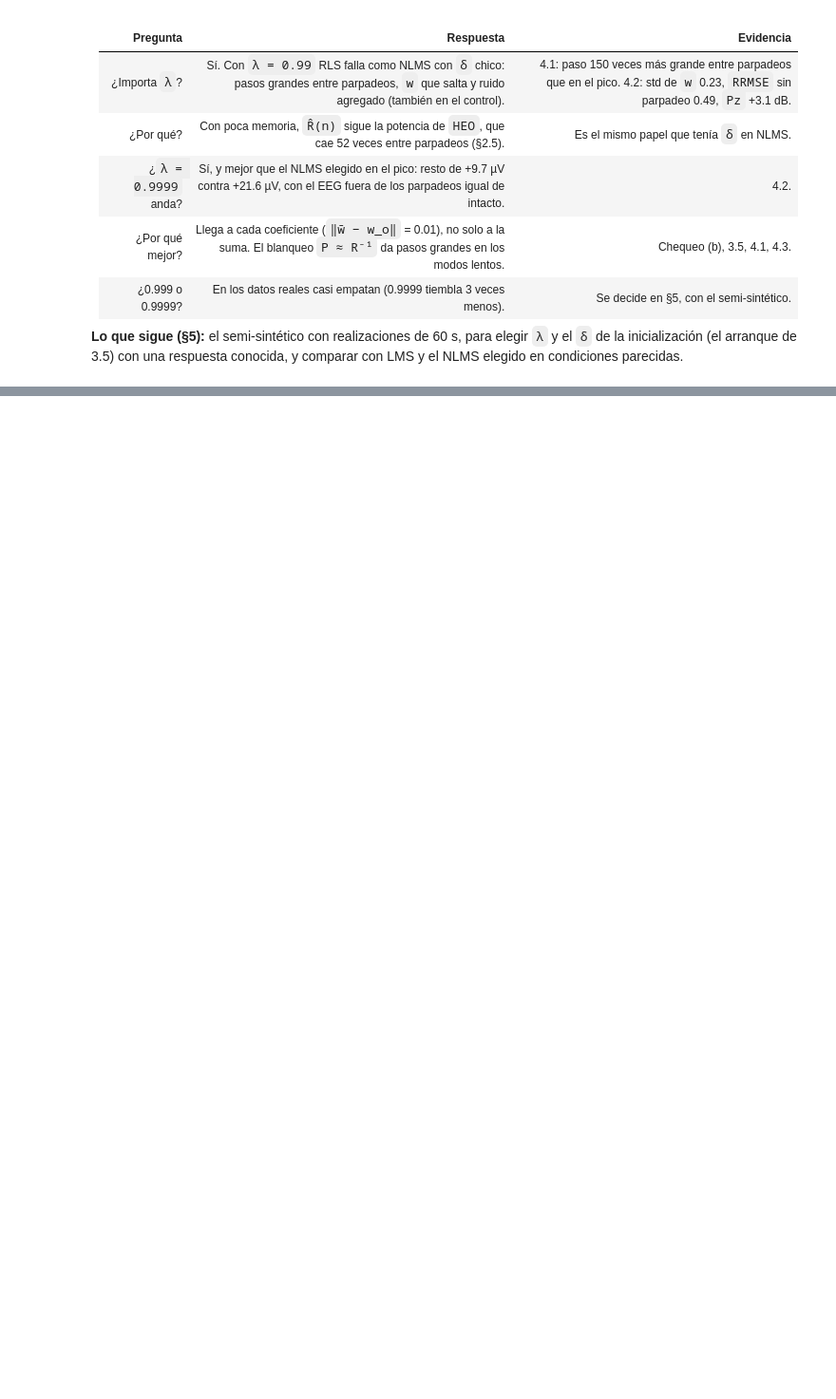
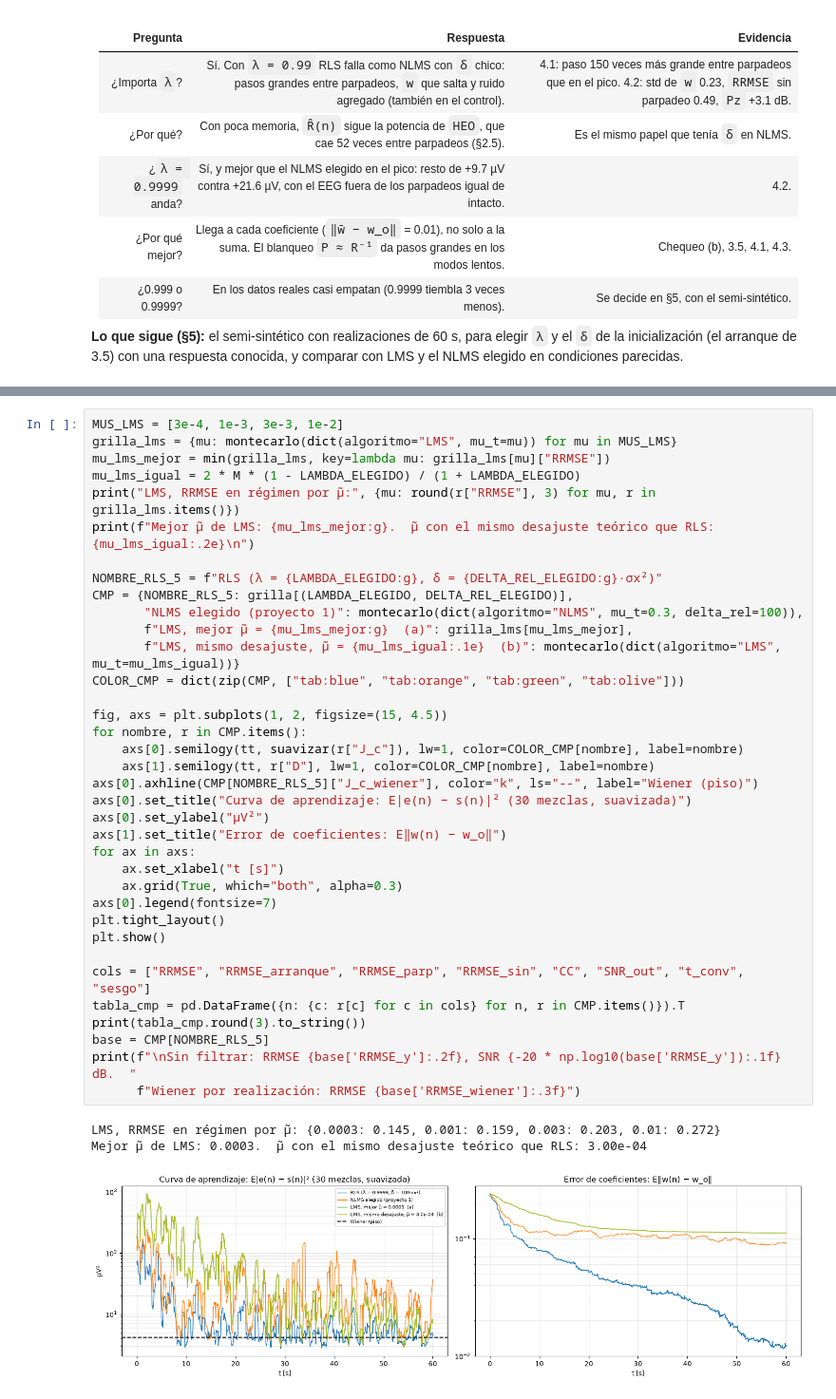
Before and after one commit to vito-pp/pasa_tps, a Jupyter notebook: proyecto1/proyecto2_rls.ipynb, the cells around one changed output, grey strips where cells are left out. Shown at 95% size. Cells and saved outputs as stored; diff of their text form; blank space fills up the shorter version.

Commit message:
Proyecto 2: notebook RLS §5-§7 (semi-sintético, datos reales y conclusiones) y presentación
Co-Authored-By: Claude Opus 5.5 <noreply@anthropic.com>

```diff
--- a/proyecto1/proyecto2_rls.ipynb
+++ b/proyecto1/proyecto2_rls.ipynb
@@ -1022,0 +1327,40 @@ plt.show()
+# %%
+MUS_LMS = [3e-4, 1e-3, 3e-3, 1e-2]
+grilla_lms = {mu: montecarlo(dict(algoritmo="LMS", mu_t=mu)) for mu in MUS_LMS}
+mu_lms_mejor = min(grilla_lms, key=lambda mu: grilla_lms[mu]["RRMSE"])
+mu_lms_igual = 2 * M * (1 - LAMBDA_ELEGIDO) / (1 + LAMBDA_ELEGIDO)
+print("LMS, RRMSE en régimen por μ̃:", {mu: round(r["RRMSE"], 3) for mu, r in grilla_lms.items()})
+print(f"Mejor μ̃ de LMS: {mu_lms_mejor:g}.  μ̃ con el mismo desajuste teórico que RLS: {mu_lms_igual:.2e}\n")
+
+NOMBRE_RLS_5 = f"RLS (λ = {LAMBDA_ELEGIDO:g}, δ = {DELTA_REL_ELEGIDO:g}·σx²)"
+CMP = {NOMBRE_RLS_5: grilla[(LAMBDA_ELEGIDO, DELTA_REL_ELEGIDO)],
+       "NLMS elegido (proyecto 1)": montecarlo(dict(algoritmo="NLMS", mu_t=0.3, delta_rel=100)),
+       f"LMS, mejor μ̃ = {mu_lms_mejor:g}  (a)": grilla_lms[mu_lms_mejor],
+       f"LMS, mismo desajuste, μ̃ = {mu_lms_igual:.1e}  (b)": montecarlo(dict(algoritmo="LMS", mu_t=mu_lms_igual))}
+COLOR_CMP = dict(zip(CMP, ["tab:blue", "tab:orange", "tab:green", "tab:olive"]))
+
+fig, axs = plt.subplots(1, 2, figsize=(15, 4.5))
+for nombre, r in CMP.items():
+    axs[0].semilogy(tt, suavizar(r["J_c"]), lw=1, color=COLOR_CMP[nombre], label=nombre)
+    axs[1].semilogy(tt, r["D"], lw=1, color=COLOR_CMP[nombre], label=nombre)
+axs[0].axhline(CMP[NOMBRE_RLS_5]["J_c_wiener"], color="k", ls="--", label="Wiener (piso)")
+axs[0].set_title("Curva de aprendizaje: E|e(n) − s(n)|² (30 mezclas, suavizada)")
+axs[0].set_ylabel("µV²")
+axs[1].set_title("Error de coeficientes: E‖w(n) − w_o‖")
+for ax in axs:
+    ax.set_xlabel("t [s]")
+    ax.grid(True, which="both", alpha=0.3)
+axs[0].legend(fontsize=7)
+plt.tight_layout()
+plt.show()
+
+cols = ["RRMSE", "RRMSE_arranque", "RRMSE_parp", "RRMSE_sin", "CC", "SNR_out", "t_conv", "sesgo"]
+tabla_cmp = pd.DataFrame({n: {c: r[c] for c in cols} for n, r in CMP.items()}).T
+print(tabla_cmp.round(3).to_string())
+base = CMP[NOMBRE_RLS_5]
+print(f"\nSin filtrar: RRMSE {base['RRMSE_y']:.2f}, SNR {-20 * np.log10(base['RRMSE_y']):.1f} dB.  "
+      f"Wiener por realización: RRMSE {base['RRMSE_wiener']:.3f}")
+# %% [output]
+LMS, RRMSE en régimen por μ̃: {0.0003: 0.145, 0.001: 0.159, 0.003: 0.203, 0.01: 0.272}
+Mejor μ̃ de LMS: 0.0003.  μ̃ con el mismo desajuste teórico que RLS: 3.00e-04
+[figure, added]
```
Also changed, not shown: parts of 46 cells of this notebook, 3 other files.
